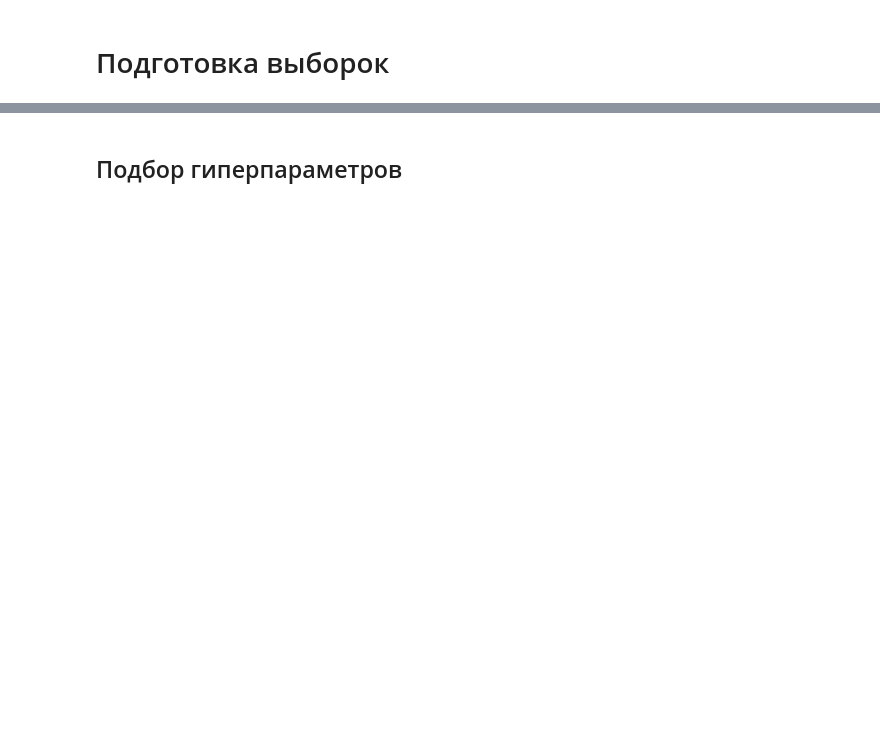
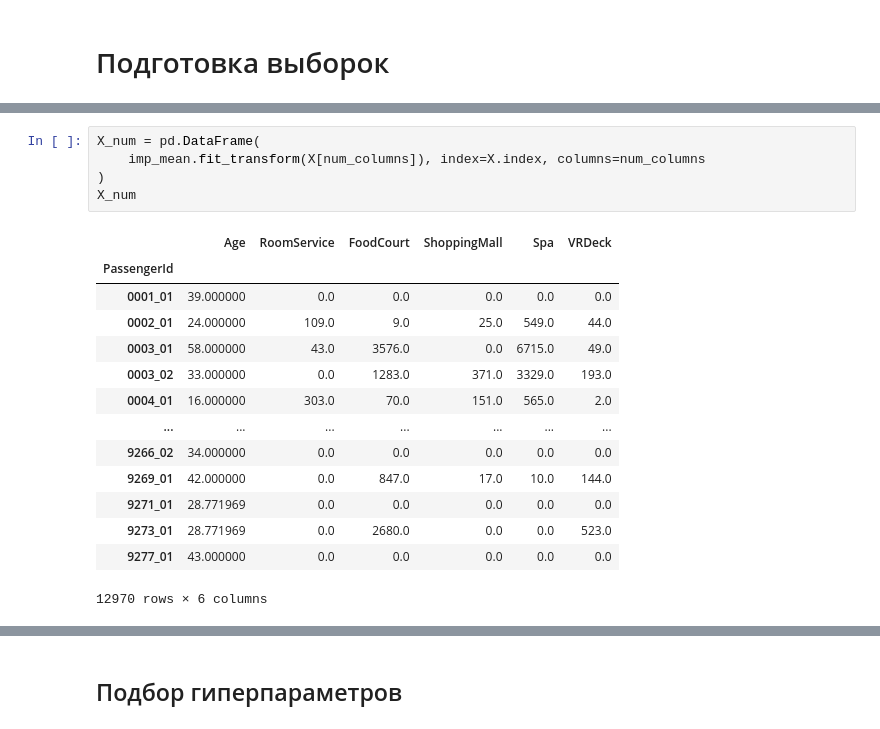
Before and after one commit to alxgrin/kaggle, a Jupyter notebook: notebooks/c_spaceship-titanic.ipynb, the cells around one changed output, grey strips where cells are left out. Saved outputs shown, nothing was run; the diff lists cells and outputs as text; blank space fills up the shorter version.

```diff
--- a/notebooks/c_spaceship-titanic.ipynb
+++ b/notebooks/c_spaceship-titanic.ipynb
@@ -485,0 +493,20 @@ X.shape, y.shape
+# %%
+X_num = pd.DataFrame(
+    imp_mean.fit_transform(X[num_columns]), index=X.index, columns=num_columns
+)
+X_num
+# %% [output]
+|  | Age | RoomService | FoodCourt | ShoppingMall | Spa | VRDeck |
+| PassengerId |  |  |  |  |  |  |
+| 0001_01 | 39.000000 | 0.0 | 0.0 | 0.0 | 0.0 | 0.0 |
+| 0002_01 | 24.000000 | 109.0 | 9.0 | 25.0 | 549.0 | 44.0 |
+| 0003_01 | 58.000000 | 43.0 | 3576.0 | 0.0 | 6715.0 | 49.0 |
+| 0003_02 | 33.000000 | 0.0 | 1283.0 | 371.0 | 3329.0 | 193.0 |
+| 0004_01 | 16.000000 | 303.0 | 70.0 | 151.0 | 565.0 | 2.0 |
+| ... | ... | ... | ... | ... | ... | ... |
+| 9266_02 | 34.000000 | 0.0 | 0.0 | 0.0 | 0.0 | 0.0 |
+| 9269_01 | 42.000000 | 0.0 | 847.0 | 17.0 | 10.0 | 144.0 |
+| 9271_01 | 28.771969 | 0.0 | 0.0 | 0.0 | 0.0 | 0.0 |
+| 9273_01 | 28.771969 | 0.0 | 2680.0 | 0.0 | 0.0 | 523.0 |
+| 9277_01 | 43.000000 | 0.0 | 0.0 | 0.0 | 0.0 | 0.0 |
+12970 rows × 6 columns
```
Also changed, not shown: parts of 40 cells of this notebook.
